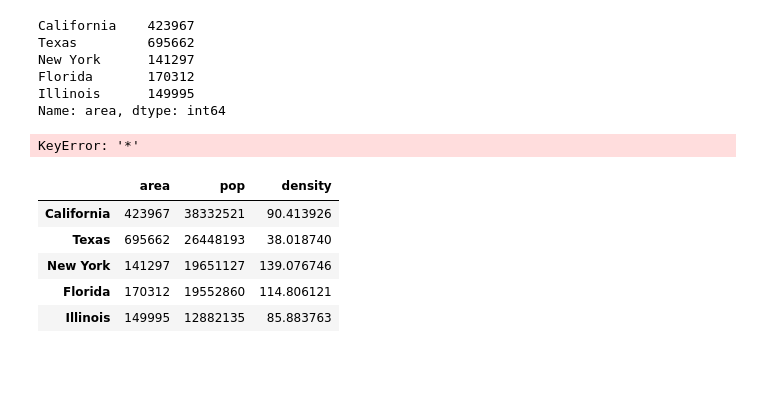
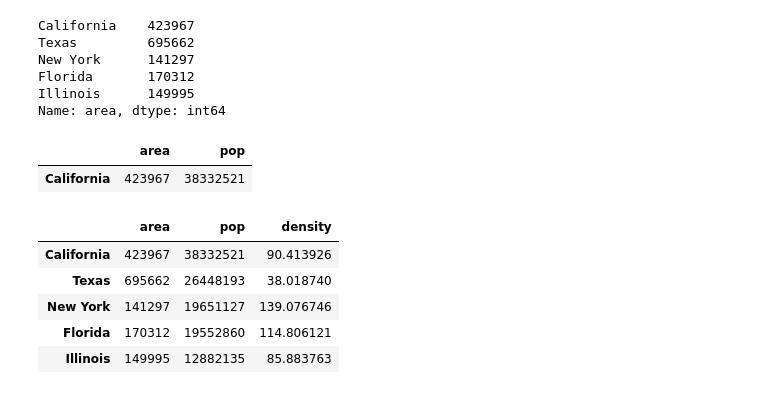
Before and after one commit to ggg008/MyGit, a Jupyter notebook: ACORN_AI/20201013.ipynb, the cells around one changed output. Drawn from its saved outputs; the diff is of its cells as text; code cells hidden in the pictures; blank space fills up the shorter version.

```diff
--- a/ACORN_AI/20201013.ipynb
+++ b/ACORN_AI/20201013.ipynb
@@ -113,10 +113,13 @@ Illinois      149995
 Name: area, dtype: int64
 # %%
 # 에러 : 인덱스는 열중심이다
-data['California']
-# data['area']['California'] # 이렇게 해야..
+# data['California']
+# data.['area']['California'] # 이렇게 해야..
+# data.loc[['California'], :] # 이렇게도..
+data.iloc[[0]] # [[]] dataframe으로 반환
 # %% [output]
-KeyError: '*'
+|  | area | pop |
+| California | 423967 | 38332521 |
 # %%
 data['density']=data['pop']/data['area'] # 새로운 컬럼 첨가
 data
```
Also changed, not shown: parts of 25 cells of this notebook, 7 other files.
